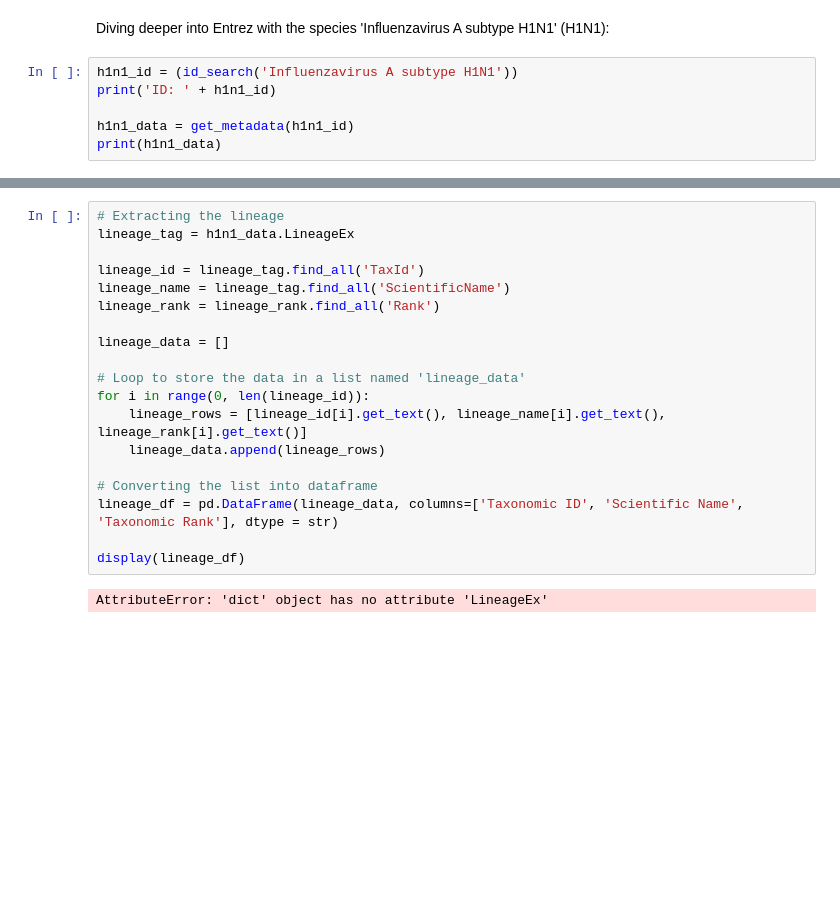
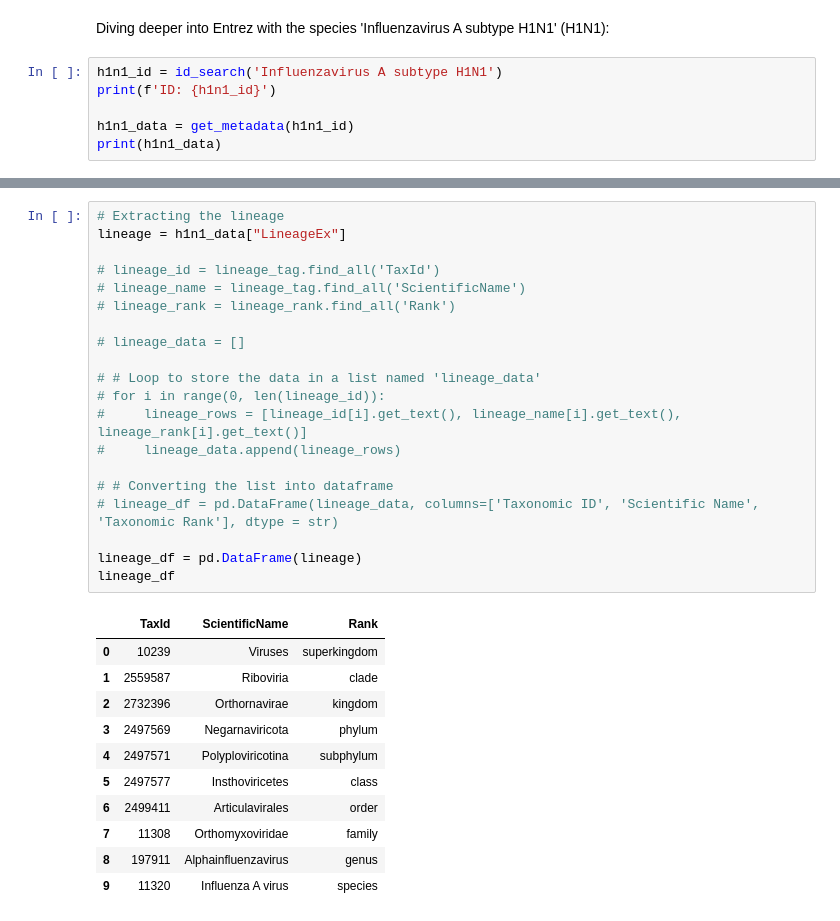
Before and after one commit to talus-analytics-bus/kr2-graph, a Jupyter notebook: build_graph_2/notebooks/test.ipynb, the cells around one changed output, grey strips where cells are left out. Saved outputs shown, nothing was run; the diff lists cells and outputs as text; blank space fills up the shorter version.

```diff
--- a/build_graph_2/notebooks/test.ipynb
+++ b/build_graph_2/notebooks/test.ipynb
@@ -295,8 +363,8 @@ for each in id_list:
 # %% [markdown]
 Diving deeper into Entrez with the species 'Influenzavirus A subtype H1N1' (H1N1):
 # %%
-h1n1_id = (id_search('Influenzavirus A subtype H1N1'))
-print('ID: ' + h1n1_id)
+h1n1_id = id_search('Influenzavirus A subtype H1N1')
+print(f'ID: {h1n1_id}')
 
 h1n1_data = get_metadata(h1n1_id)
 print(h1n1_data)
@@ -306,22 +374,33 @@ ID: 114727
 {'ScientificName': 'H1N1 subtype', 'ParentTaxId': '11320', 'Rank': 'serotype', 'Division': 'Viruses', 'GeneticCode': {'GCId': '1', 'GCName': 'Standard'}, 'MitoGeneticCode': {'MGCId': '0', 'MGCName': ' ...
 # %%
 # Extracting the lineage
-lineage_tag = h1n1_data.LineageEx
+lineage = h1n1_data["LineageEx"]
 
-lineage_id = lineage_tag.find_all('TaxId')
-lineage_name = lineage_tag.find_all('ScientificName')
-lineage_rank = lineage_rank.find_all('Rank')
+# lineage_id = lineage_tag.find_all('TaxId')
+# lineage_name = lineage_tag.find_all('ScientificName')
+# lineage_rank = lineage_rank.find_all('Rank')
 
-lineage_data = []
+# lineage_data = []
 
-# Loop to store the data in a list named 'lineage_data'
-for i in range(0, len(lineage_id)):
-    lineage_rows = [lineage_id[i].get_text(), lineage_name[i].get_text(), lineage_rank[i].get_text()]
-    lineage_data.append(lineage_rows)
+# # Loop to store the data in a list named 'lineage_data'
+# for i in range(0, len(lineage_id)):
+#     lineage_rows = [lineage_id[i].get_text(), lineage_name[i].get_text(), lineage_rank[i].get_text()]
+#     lineage_data.append(lineage_rows)
 
-# Converting the list into dataframe
-lineage_df = pd.DataFrame(lineage_data, columns=['Taxonomic ID', 'Scientific Name', 'Taxonomic Rank'], dtype = str)
+# # Converting the list into dataframe
+# lineage_df = pd.DataFrame(lineage_data, columns=['Taxonomic ID', 'Scientific Name', 'Taxonomic Rank'], dtype = str)
 
-display(lineage_df)
+lineage_df = pd.DataFrame(lineage)
+lineage_df
 # %% [output]
-AttributeError: 'dict' object has no attribute 'LineageEx'
+|  | TaxId | ScientificName | Rank |
+| 0 | 10239 | Viruses | superkingdom |
+| 1 | 2559587 | Riboviria | clade |
+| 2 | 2732396 | Orthornavirae | kingdom |
+| 3 | 2497569 | Negarnaviricota | phylum |
+| 4 | 2497571 | Polyploviricotina | subphylum |
+| 5 | 2497577 | Insthoviricetes | class |
+| 6 | 2499411 | Articulavirales | order |
+| 7 | 11308 | Orthomyxoviridae | family |
+| 8 | 197911 | Alphainfluenzavirus | genus |
+| 9 | 11320 | Influenza A virus | species |
```
Also changed, not shown: parts of 12 cells of this notebook.
